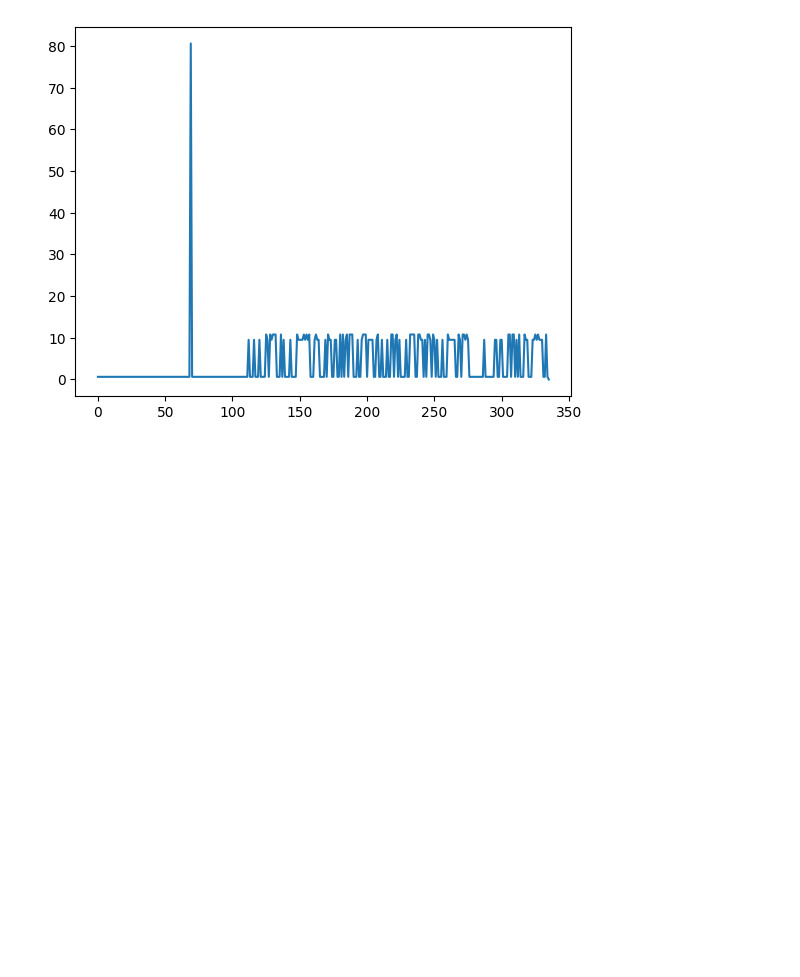
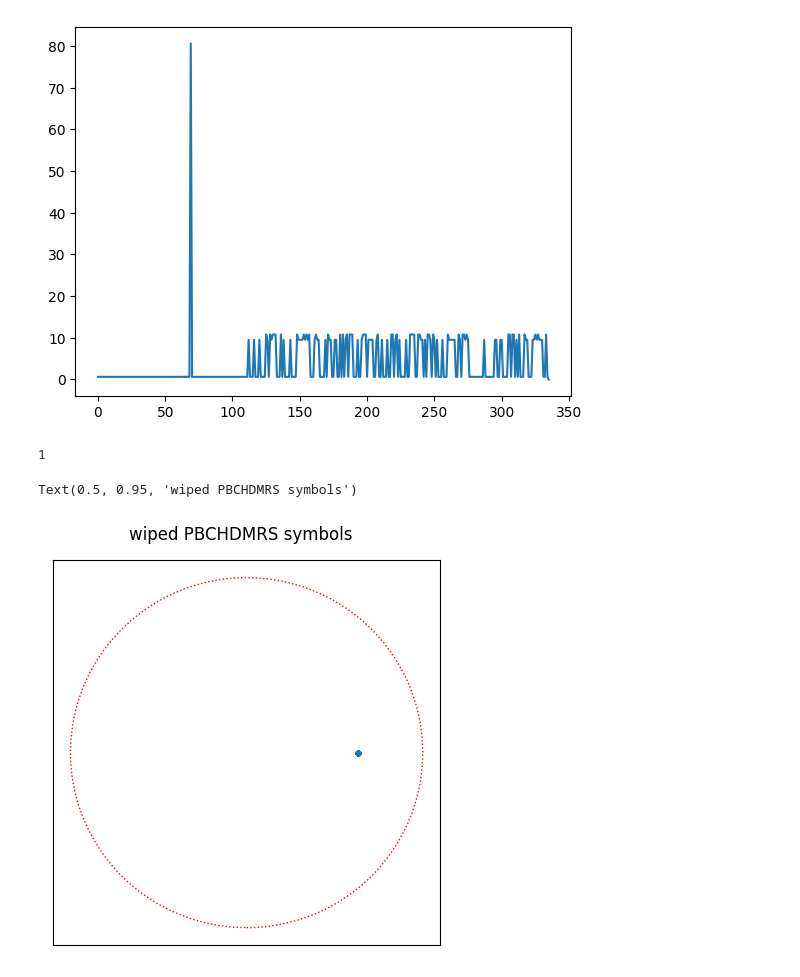
Before and after one commit to catkira/5G_experiments, a Jupyter notebook: test_py3gpp.ipynb, the cells around one changed output. Cells and saved outputs as stored; diff of their text form; code cells hidden in the pictures; blank space fills up the shorter version.

```diff
--- a/test_py3gpp.ipynb
+++ b/test_py3gpp.ipynb
@@ -47,10 +56,6 @@ timingOffset = int(35264 - 2048 - cp1 - cp2)
 # %%
-nrbSSB = 20
-scsSSB = 15
-nSlot = 0
-rxSampleRate = fs
 rxGrid = nrOFDMDemodulate(waveform = waveform[timingOffset:], nrb = nrbSSB, scs = scsSSB, initialNSlot = nSlot, SampleRate=rxSampleRate)
-rxGrid = rxGrid[:,1:4]
+rxGrid = rxGrid[:,1:5]
 # %%
 sssIndices = nrSSSIndices()
 sssRx = nrExtractResources(sssIndices, rxGrid)
@@ -74,11 +79,53 @@ for NID1 in range(335):
     sssEst[NID1] = np.abs(np.vdot(sssRx, sssRef))
 
 detected_NID1 = np.argmax(sssEst)
+detected_NID = detected_NID1*3 + detected_NID2
 print(f'detected NID1 is {detected_NID1}')
-print(f'detected NID is {detected_NID1*3 + detected_NID2}')
+print(f'detected NID is {detected_NID}')
 plt.plot(sssEst)
 plt.show()
 # %% [output]
 detected NID1 is 69
 detected NID is 209
 [figure]
+# %%
+dmrsIndices = nrPBCHDMRSIndices(detected_NID, style='matlab')
+xcorrPBCHDMRS = np.empty(7)
+for ibar_SSB in range(7):
+    PBCHDMRS = nrPBCHDMRS(detected_NID, ibar_SSB)
+    xcorrPBCHDMRS[ibar_SSB] = np.abs(np.vdot(nrExtractResources(dmrsIndices, rxGrid), PBCHDMRS))
+ibar_SSB = np.argmax(xcorrPBCHDMRS)
+print(ibar_SSB)
+# %% [output]
+1
+# %%
+refGrid = np.zeros((nrbSSB*12, 4), 'complex')
+
+if False:
+    dmrsIndices = nrPBCHDMRSIndices(detected_NID)
+    refGridFlat = refGrid.ravel(order='F')
+    refGridFlat[dmrsIndices] = nrPBCHDMRS(detected_NID, ibar_SSB)
+    refGrid = refGridFlat.reshape(refGrid.shape, order='F')
+
+    refGridFlat = refGrid.ravel(order='F')
+    refGridFlat[sssIndices] = nrSSS(detected_NID)
+    refGrid = refGridFlat.reshape(refGrid.shape, order='F')
+else:
+    dmrsIndices = nrPBCHDMRSIndices(detected_NID)
+    nrSetResources(dmrsIndices, refGrid, nrPBCHDMRS(detected_NID, ibar_SSB))
+
+# TODO implement nrChannelEstimate
+# %%
+PBCHDMRS_wiped = nrExtractResources(dmrsIndices, rxGrid) / nrExtractResources(dmrsIndices, refGrid)
+
+fig, axs = plt.subplots(1, 1, figsize=(5, 5), facecolor='w', sharex=True, sharey=True)
+axs.plot(PBCHDMRS_wiped.real, PBCHDMRS_wiped.imag, '.')
+axs.add_patch(plt.Circle((0, 0), 1, color='red', fill=False, linewidth=1, linestyle=':'))
+axs.set_xticks([])
+axs.set_yticks([])
+
+fig.subplots_adjust(hspace=0, wspace=0)
+fig.suptitle('wiped PBCHDMRS symbols', y=0.95)
+# %% [output]
+Text(0.5, 0.95, 'wiped PBCHDMRS symbols')
+[figure, added]
```
Also changed, not shown: parts of 1 cell of this notebook, 1 other file.
